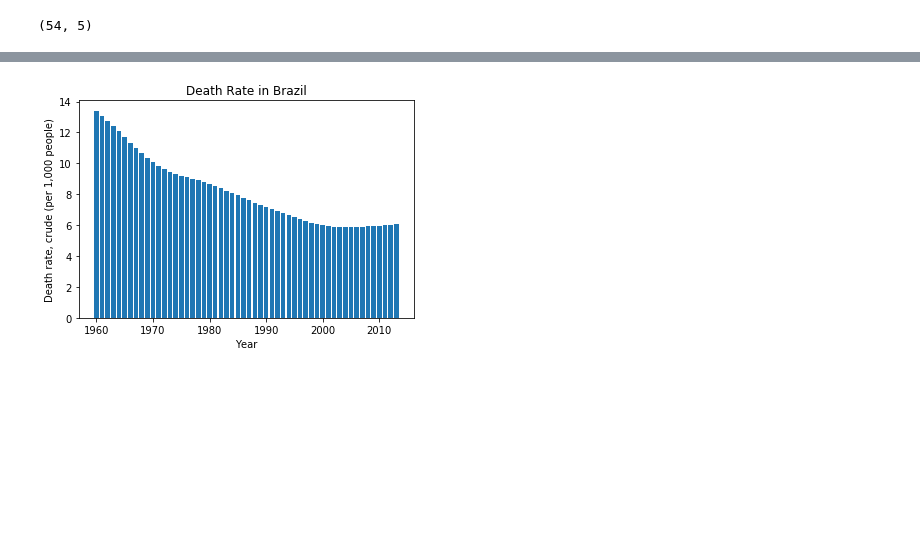
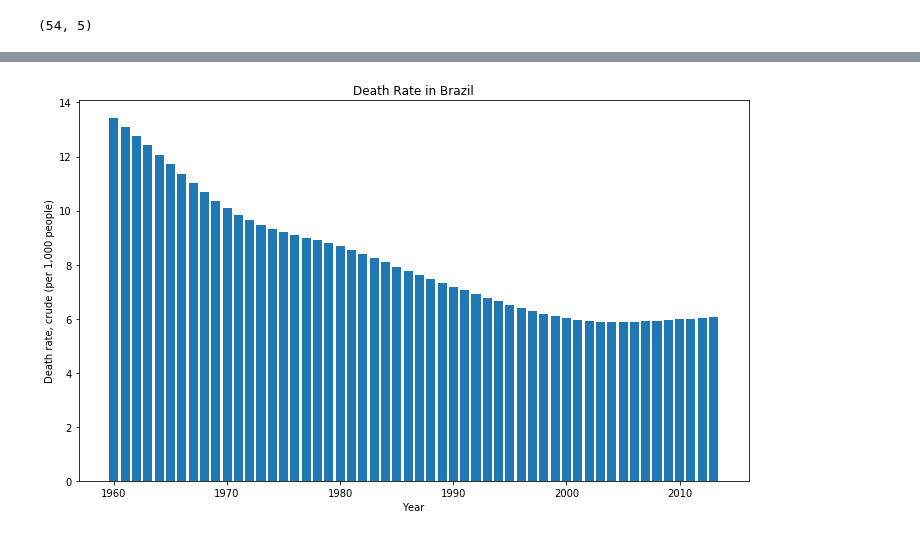
Before and after one commit to mmmarchetti/edx_dse200x, a Jupyter notebook: week6 /mini-project.ipynb, the cells around one changed output, grey strips where cells are left out. Drawn from its saved outputs; the diff is of its cells as text; code cells hidden in the pictures; blank space fills up the shorter version.

```diff
--- a/week6 /mini-project.ipynb
+++ b/week6 /mini-project.ipynb
@@ -70,5 +84,6 @@ plt.bar(brazil_gdp['Year'].values, brazil_gdp['Value'].values)
 plt.xlabel('Year')
 plt.ylabel(brazil_gdp['IndicatorName'].iloc[0])
 plt.title('GDP Per Capita in Brazil')
+plt.rcParams['figure.figsize'] = [12, 7]
 plt.show()
 # %% [output]
@@ -76,11 +91,12 @@ plt.show()
 # %%
 plt.bar(brazil_dr['Year'].values, brazil_dr['Value'].values)
 plt.xlabel('Year')
 plt.ylabel(brazil_dr['IndicatorName'].iloc[0])
 plt.title('Death Rate in Brazil')
+plt.rcParams['figure.figsize'] = [12, 7]
 plt.show()
 # %% [output]
-[figure, old version]
+[figure, new version]
 # %%
 plt.bar(brazil_ls['Year'].values, brazil_ls['Value'].values)
 plt.xlabel('Year')
```
Also changed, not shown: parts of 20 cells of this notebook, 15 other files.
